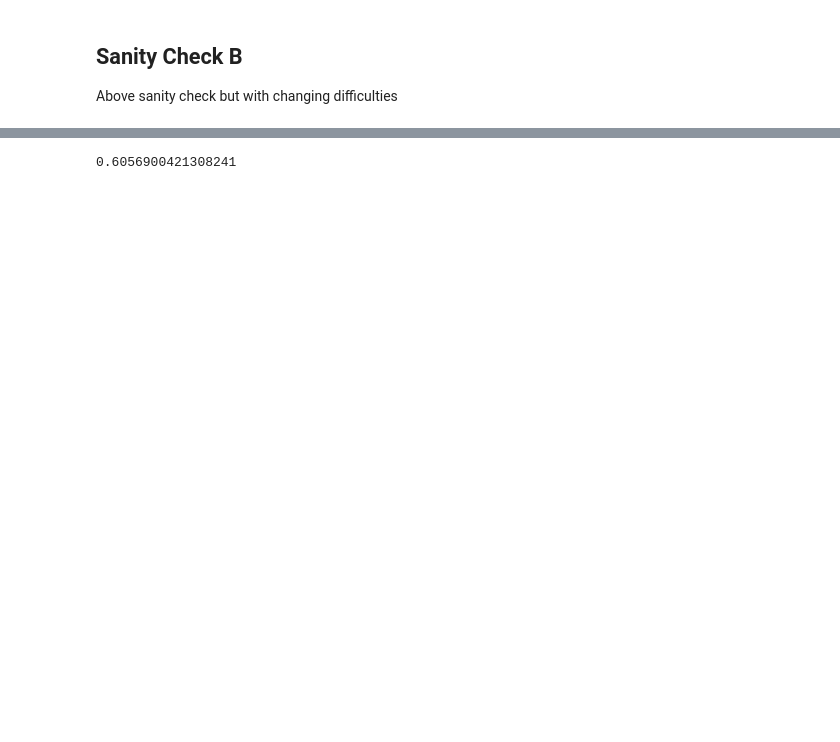
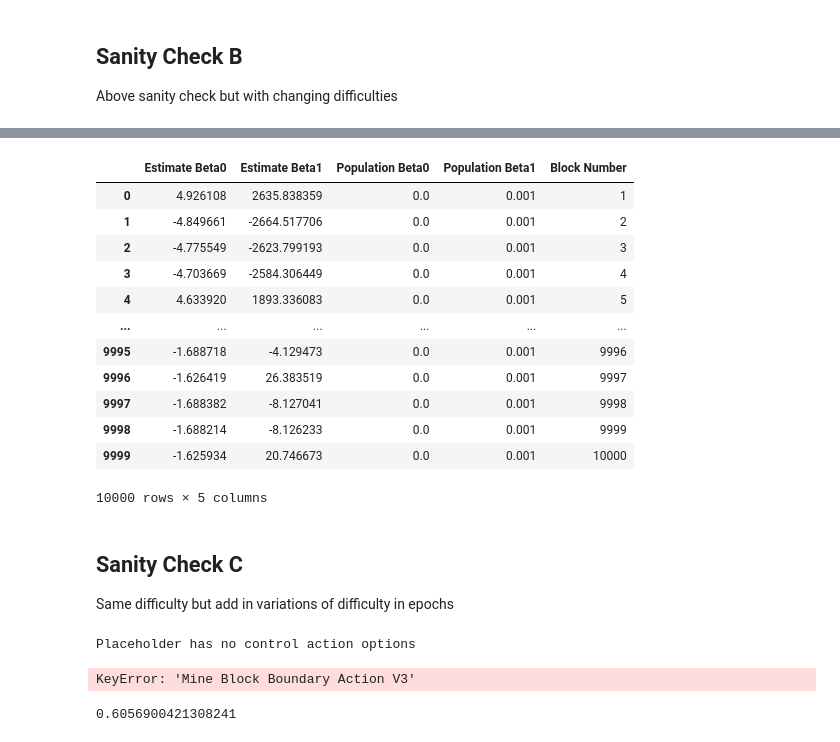
Before and after one commit to dominant-strategies/Quai-Macro-Model, a Jupyter notebook: Spec/Controller Basic Scenarios.ipynb, the cells around one changed output, grey strips where cells are left out. Drawn from its saved outputs; the diff is of its cells as text; code cells hidden in the pictures; blank space fills up the shorter version.

Commit message:
Checkpoint

```diff
--- a/Spec/Controller Basic Scenarios.ipynb
+++ b/Spec/Controller Basic Scenarios.ipynb
@@ -79,3 +95,44 @@ Placeholder has no control action options
+# %%
+df
+# %% [output]
+|  | Estimate Beta0 | Estimate Beta1 | Population Beta0 | Population Beta1 | Block Number |
+| 0 | 4.926108 | 2635.838359 | 0.0 | 0.001 | 1 |
+| 1 | -4.849661 | -2664.517706 | 0.0 | 0.001 | 2 |
+| 2 | -4.775549 | -2623.799193 | 0.0 | 0.001 | 3 |
+| 3 | -4.703669 | -2584.306449 | 0.0 | 0.001 | 4 |
+| 4 | 4.633920 | 1893.336083 | 0.0 | 0.001 | 5 |
+| ... | ... | ... | ... | ... | ... |
+| 9995 | -1.688718 | -4.129473 | 0.0 | 0.001 | 9996 |
+| 9996 | -1.626419 | 26.383519 | 0.0 | 0.001 | 9997 |
+| 9997 | -1.688382 | -8.127041 | 0.0 | 0.001 | 9998 |
+| 9998 | -1.688214 | -8.126233 | 0.0 | 0.001 | 9999 |
+| 9999 | -1.625934 | 20.746673 | 0.0 | 0.001 | 10000 |
+10000 rows × 5 columns
+# %% [markdown]
+## Sanity Check C
+
+Same difficulty but add in variations of difficulty in epochs
+# %%
+params_base["FP Mine Block Boundary Action"] = "Mine Block Boundary Action V3"
+msi = ms.build_implementation(params_base)
+state, params = msi.prepare_state_and_params(state_base, params_base, state_preperation_functions=[vesting_schedule_translate,
+                                                                                                   build_logistic_classifier], parameter_preperation_functions=[])
+
+for _ in range(10000):
+    # Set fixed values
+    state["K Qi"] = 1
+    state["K Quai"] = 500
+    state["Population Mining Beta Vector"] = np.array([0, 0.001])
+    state["Block Difficulty"] = max(np.random.normal(6000, 1000), 100)
+
+
+    msi.wiring["Mine Block Wiring"](state, params, [])
+    msi.mechanisms["Log Simulation Data Mechanism"](state, params, [])
+df = pd.DataFrame(state["Simulation History Log"])
+plot_betas(df)
+# %% [output]
+Placeholder has no control action options
+KeyError: 'Mine Block Boundary Action V3'
 # %%
 print(sum([x['Ratio'] for x in state["Historical Mined Ratio"]]) / len(state["Historical Mined Ratio"]))
 # %% [output]
```
Also changed, not shown: parts of 3 cells of this notebook, 1 other file.
